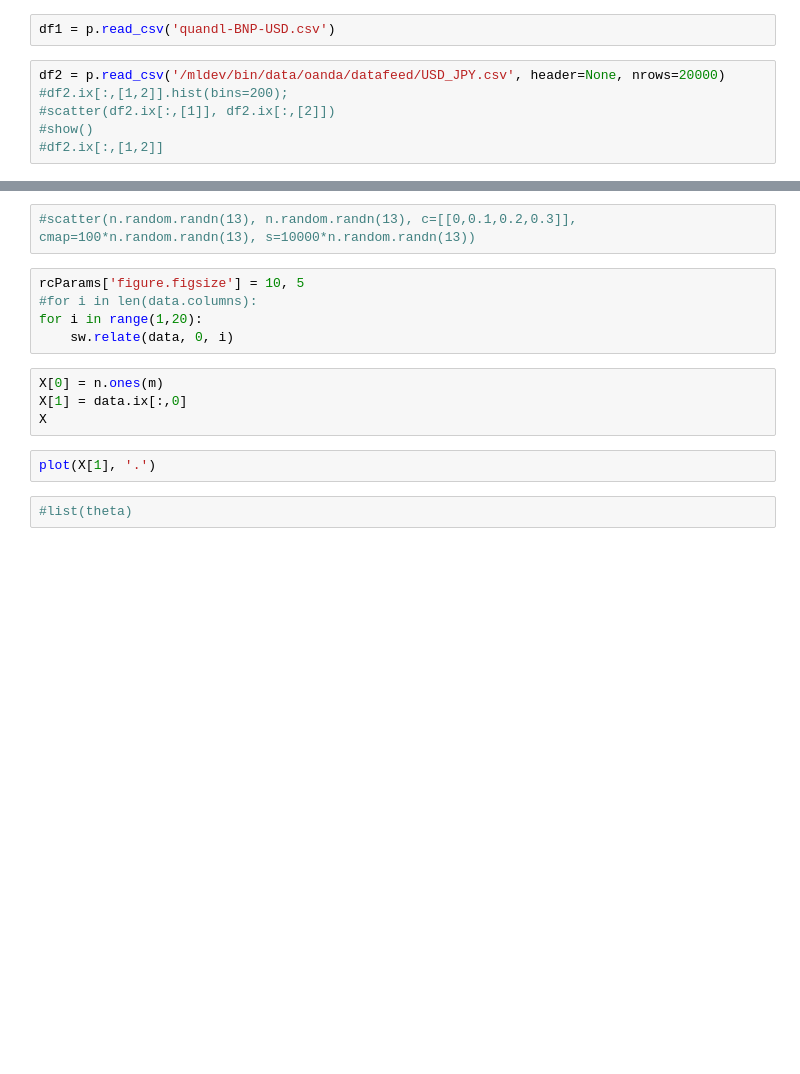
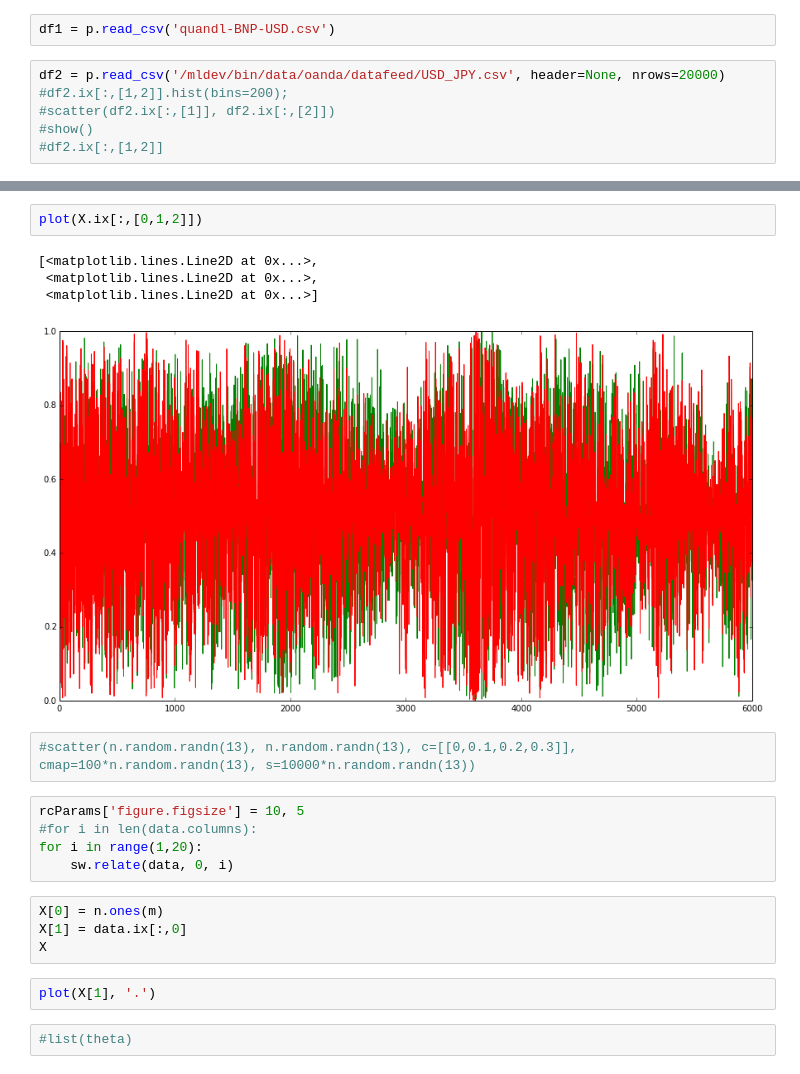
Before and after one commit to qorelogic/ml2, a Jupyter notebook: bin/statwing.ipynb, the cells around one changed output, grey strips where cells are left out. Drawn from its saved outputs; the diff is of its cells as text; blank space fills up the shorter version.

```diff
--- a/bin/statwing.ipynb
+++ b/bin/statwing.ipynb
@@ -117,3 +175,10 @@ X
+# %%
+plot(X.ix[:,[0,1,2]])
+# %% [output]
+[<matplotlib.lines.Line2D at 0x...>,
+ <matplotlib.lines.Line2D at 0x...>,
+ <matplotlib.lines.Line2D at 0x...>]
+[figure, added]
 # %%
 #scatter(n.random.randn(13), n.random.randn(13), c=[[0,0.1,0.2,0.3]], cmap=100*n.random.randn(13), s=10000*n.random.randn(13))
 # %%
```
Also changed, not shown: parts of 13 cells of this notebook, 1 other file.
